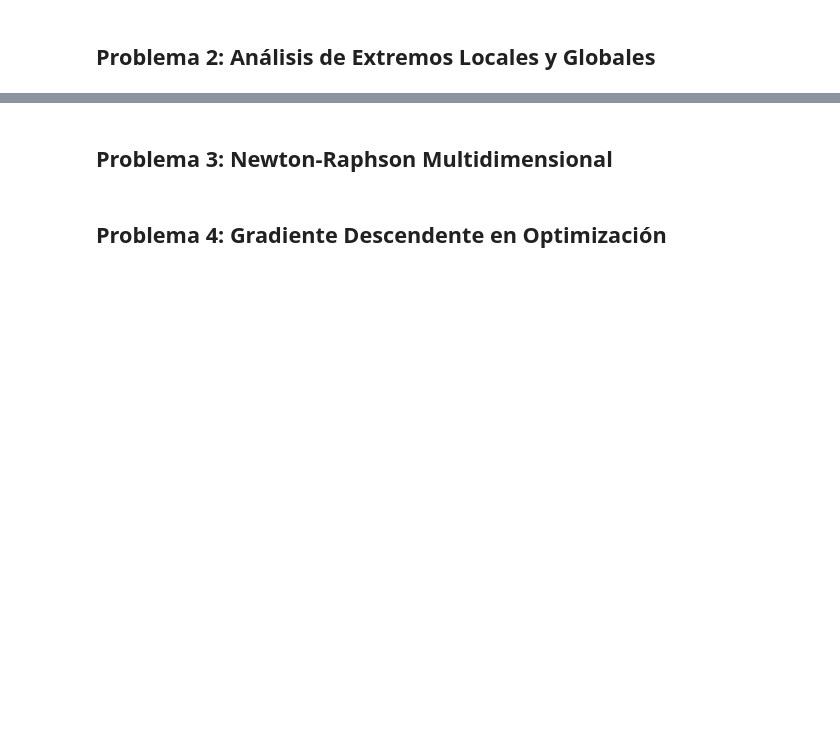
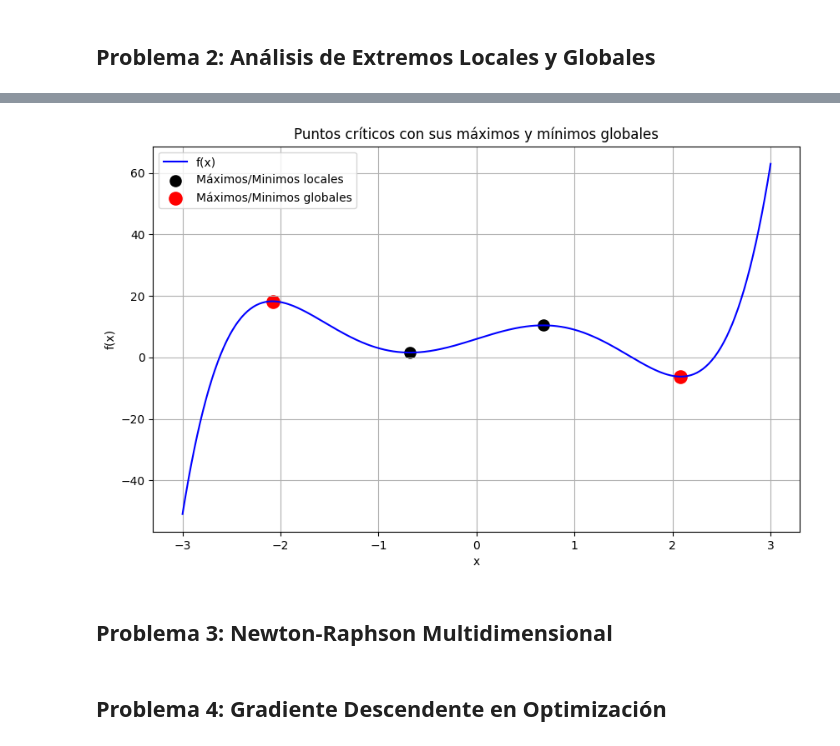
Before and after one commit to S302-prog/Lab3-MOS, a Jupyter notebook: Lab3_Completo_spalma_mscastillo.ipynb, the cells around one changed output, grey strips where cells are left out. Drawn from its saved outputs; the diff is of its cells as text; code cells hidden in the pictures; blank space fills up the shorter version.

```diff
--- a/Lab3_Completo_spalma_mscastillo.ipynb
+++ b/Lab3_Completo_spalma_mscastillo.ipynb
@@ -93,3 +193,26 @@ plt.show()
+# %%
+x_vals = np.linspace(-3, 3, 400)
+y_vals = funcion_np(x_vals)
+
+plt.figure(figsize=(10, 6))
+plt.plot(x_vals, y_vals, color='blue', label='f(x)')
+
+for (x_0, x_sol, y_sol, alpha, tipo) in unicos:
+    plt.scatter(x_sol, y_sol, color='black', s=90)
+
+plt.scatter(minimo_global[1], minimo_global[2], color='red', s=120)
+plt.scatter(maximo_global[1], maximo_global[2], color='red', s=120)
+
+plt.title("Puntos críticos con sus máximos y mínimos globales")
+plt.xlabel("x")
+plt.ylabel("f(x)")
+plt.scatter([], [], color='black', s=90, label='Maximos/Minimos locales')
+plt.scatter([], [], color='red', s=120, label='Maximos/Minimos globales')
+plt.legend(loc="best")
+plt.grid(True)
+plt.show()
+# %% [output]
+[figure, added]
 # %% [markdown]
 ## Problema 3: Newton-Raphson Multidimensional
 # %% [markdown]
```
Also changed, not shown: parts of 3 cells of this notebook.
